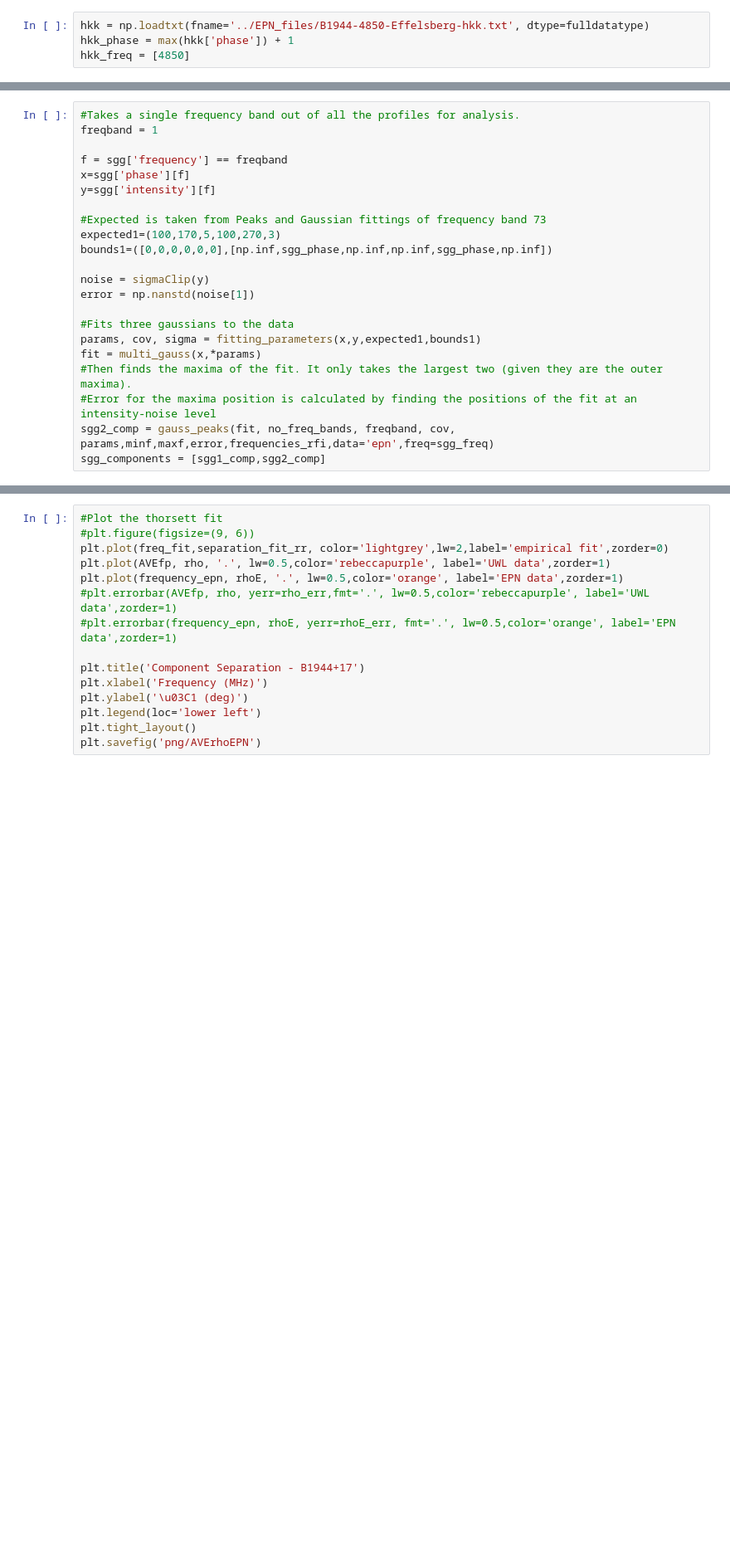
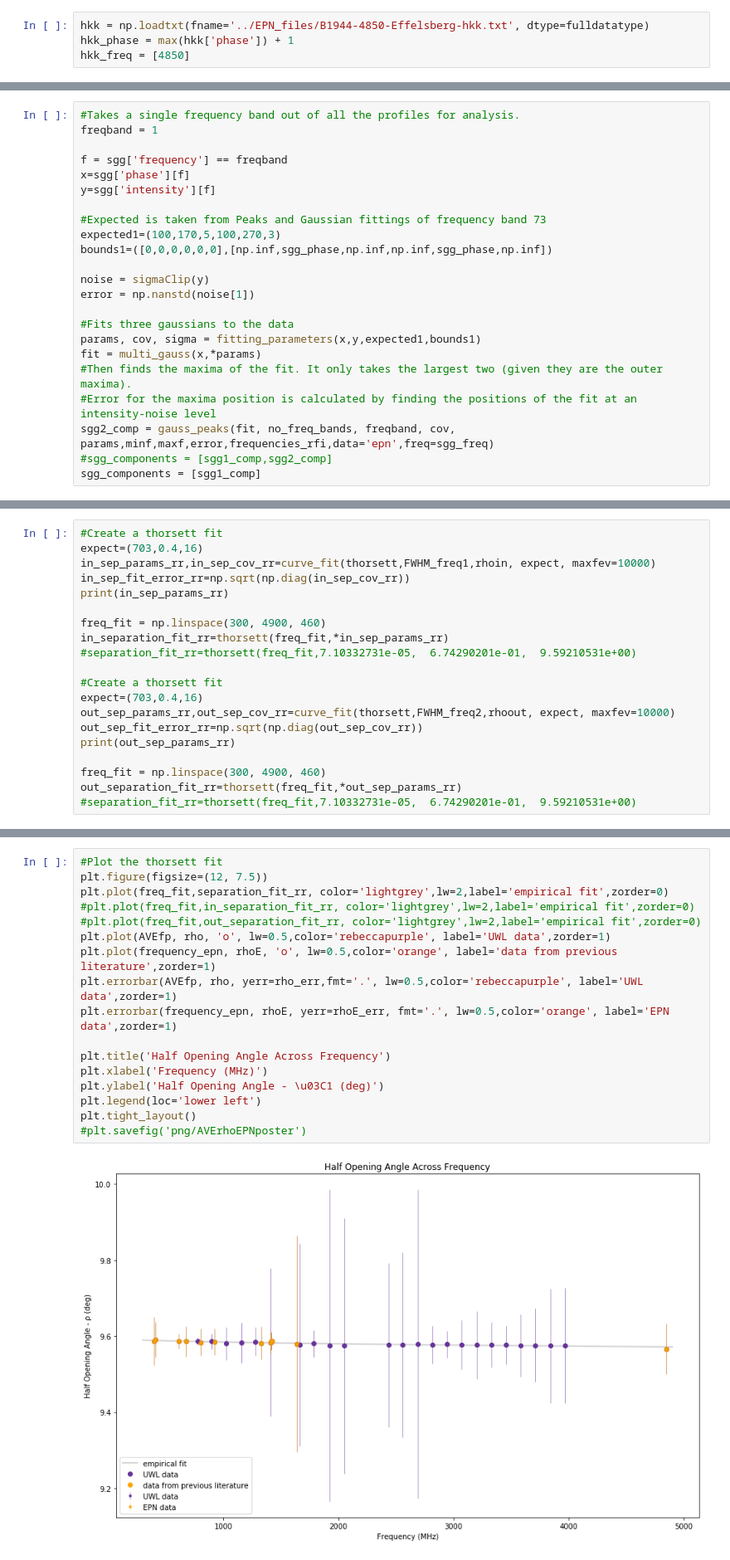
Before and after one commit to lisa53396/20U3_B1944-17, a Jupyter notebook: python_scripts/Modal_Profiles-Gauss Pos-(SECOND CLASS SCHEME).ipynb, the cells around one changed output, grey strips where cells are left out. Shown at 83% size. Cells and saved outputs as stored; diff of their text form; blank space fills up the shorter version.

```diff
--- a/python_scripts/Modal_Profiles-Gauss Pos-(SECOND CLASS SCHEME).ipynb
+++ b/python_scripts/Modal_Profiles-Gauss Pos-(SECOND CLASS SCHEME).ipynb
@@ -1354,7 +1494,8 @@ fit = multi_gauss(x,*params)
 #Then finds the maxima of the fit. It only takes the largest two (given they are the outer maxima).
 #Error for the maxima position is calculated by finding the positions of the fit at an intensity-noise level
 sgg2_comp = gauss_peaks(fit, no_freq_bands, freqband, cov, params,minf,maxf,error,frequencies_rfi,data='epn',freq=sgg_freq)
-sgg_components = [sgg1_comp,sgg2_comp]
+#sgg_components = [sgg1_comp,sgg2_comp]
+sgg_components = [sgg1_comp]
 # %%
 #Takes a single frequency band out of all the profiles for analysis.
 freqband = 0
@@ -1567,0 +1779,20 @@ separation_fit_rr=thorsett(freq_fit,*sep_params_rr)
+# %%
+#Create a thorsett fit
+expect=(703,0.4,16)
+in_sep_params_rr,in_sep_cov_rr=curve_fit(thorsett,FWHM_freq1,rhoin, expect, maxfev=10000)
+in_sep_fit_error_rr=np.sqrt(np.diag(in_sep_cov_rr))
+print(in_sep_params_rr)
+
+freq_fit = np.linspace(300, 4900, 460)
+in_separation_fit_rr=thorsett(freq_fit,*in_sep_params_rr)
+#separation_fit_rr=thorsett(freq_fit,7.10332731e-05,  6.74290201e-01,  9.59210531e+00)
+
+#Create a thorsett fit
+expect=(703,0.4,16)
+out_sep_params_rr,out_sep_cov_rr=curve_fit(thorsett,FWHM_freq2,rhoout, expect, maxfev=10000)
+out_sep_fit_error_rr=np.sqrt(np.diag(out_sep_cov_rr))
+print(out_sep_params_rr)
+
+freq_fit = np.linspace(300, 4900, 460)
+out_separation_fit_rr=thorsett(freq_fit,*out_sep_params_rr)
+#separation_fit_rr=thorsett(freq_fit,7.10332731e-05,  6.74290201e-01,  9.59210531e+00)
@@ -1568,15 +1802,19 @@ separation_fit_rr=thorsett(freq_fit,*sep_params_rr)
 # %%
 #Plot the thorsett fit
-#plt.figure(figsize=(9, 6))
+plt.figure(figsize=(12, 7.5))
 plt.plot(freq_fit,separation_fit_rr, color='lightgrey',lw=2,label='empirical fit',zorder=0)
-plt.plot(AVEfp, rho, '.', lw=0.5,color='rebeccapurple', label='UWL data',zorder=1)
-plt.plot(frequency_epn, rhoE, '.', lw=0.5,color='orange', label='EPN data',zorder=1)
-#plt.errorbar(AVEfp, rho, yerr=rho_err,fmt='.', lw=0.5,color='rebeccapurple', label='UWL data',zorder=1)
-#plt.errorbar(frequency_epn, rhoE, yerr=rhoE_err, fmt='.', lw=0.5,color='orange', label='EPN data',zorder=1)
+#plt.plot(freq_fit,in_separation_fit_rr, color='lightgrey',lw=2,label='empirical fit',zorder=0)
+#plt.plot(freq_fit,out_separation_fit_rr, color='lightgrey',lw=2,label='empirical fit',zorder=0)
+plt.plot(AVEfp, rho, 'o', lw=0.5,color='rebeccapurple', label='UWL data',zorder=1)
+plt.plot(frequency_epn, rhoE, 'o', lw=0.5,color='orange', label='data from previous literature',zorder=1)
+plt.errorbar(AVEfp, rho, yerr=rho_err,fmt='.', lw=0.5,color='rebeccapurple', label='UWL data',zorder=1)
+plt.errorbar(frequency_epn, rhoE, yerr=rhoE_err, fmt='.', lw=0.5,color='orange', label='EPN data',zorder=1)
 
-plt.title('Component Separation - B1944+17')
+plt.title('Half Opening Angle Across Frequency')
 plt.xlabel('Frequency (MHz)')
-plt.ylabel('\u03C1 (deg)')
+plt.ylabel('Half Opening Angle - \u03C1 (deg)')
 plt.legend(loc='lower left')
 plt.tight_layout()
-plt.savefig('png/AVErhoEPN')
+#plt.savefig('png/AVErhoEPNposter')
+# %% [output]
+[figure, added]
```
Also changed, not shown: parts of 66 cells of this notebook, 48 other files.
